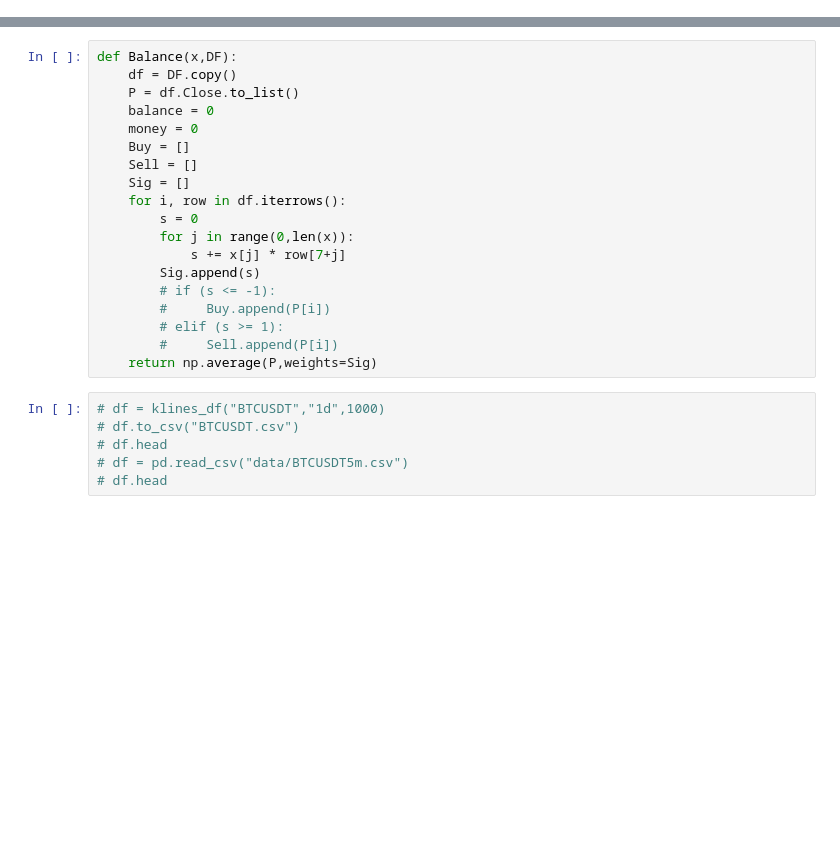
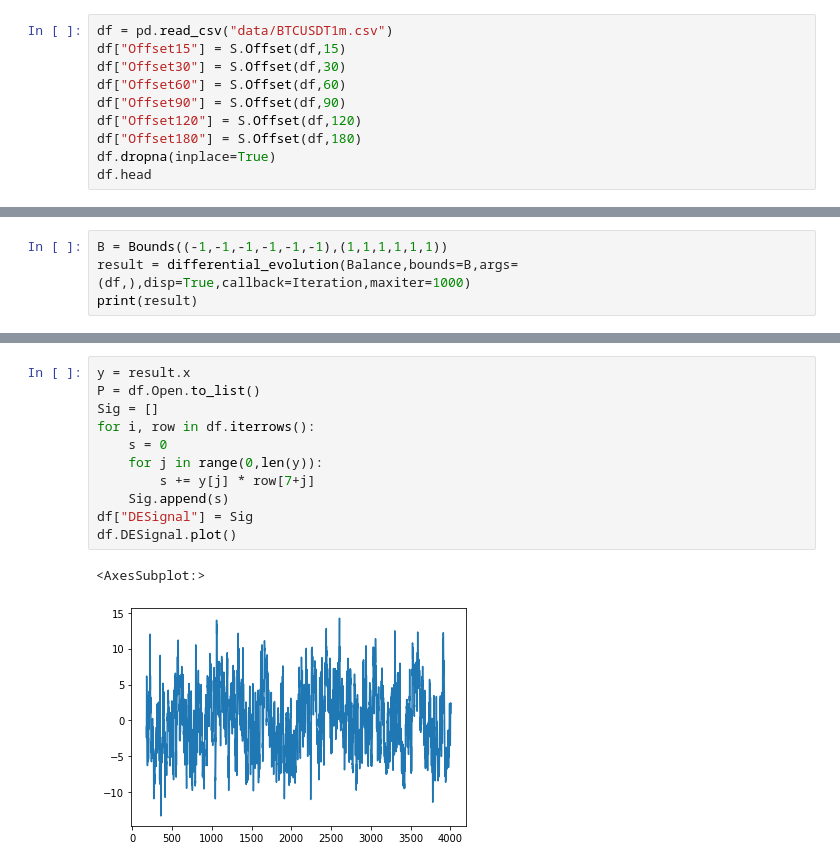
Before and after one commit to sandershortway/ShortAnalysis, a Jupyter notebook: Main.ipynb, the cells around one changed output, grey strips where cells are left out. Cells and saved outputs as stored; diff of their text form; blank space fills up the shorter version.

```diff
--- a/Main.ipynb
+++ b/Main.ipynb
@@ -34,0 +102,10 @@ def klines_df(Ticker,Time,lim):
+# %%
+df = pd.read_csv("data/BTCUSDT1m.csv")
+df["Offset15"] = S.Offset(df,15)
+df["Offset30"] = S.Offset(df,30)
+df["Offset60"] = S.Offset(df,60)
+df["Offset90"] = S.Offset(df,90)
+df["Offset120"] = S.Offset(df,120)
+df["Offset180"] = S.Offset(df,180)
+df.dropna(inplace=True)
+df.head
@@ -34,0 +130,4 @@ def klines_df(Ticker,Time,lim):
+# %%
+B = Bounds((-1,-1,-1,-1,-1,-1),(1,1,1,1,1,1))
+result = differential_evolution(Balance,bounds=B,args=(df,),disp=True,callback=Iteration,maxiter=1000)
+print(result)
@@ -35,25 +152,14 @@ def klines_df(Ticker,Time,lim):
 # %%
-def Balance(x,DF):
-    df = DF.copy()
-    P = df.Close.to_list()
-    balance = 0
-    money = 0
-    Buy = []
-    Sell = []
-    Sig = []
-    for i, row in df.iterrows():
-        s = 0
-        for j in range(0,len(x)):
-            s += x[j] * row[7+j]
-        Sig.append(s)
-        # if (s <= -1):
-        #     Buy.append(P[i])
-        # elif (s >= 1):
-        #     Sell.append(P[i])
-    return np.average(P,weights=Sig)
+y = result.x
+P = df.Open.to_list()
+Sig = []
+for i, row in df.iterrows():
+    s = 0
+    for j in range(0,len(y)):
+        s += y[j] * row[7+j]
+    Sig.append(s)
+df["DESignal"] = Sig
+df.DESignal.plot()
+# %% [output]
+<AxesSubplot:>
+[figure, added]
-# %%
-# df = klines_df("BTCUSDT","1d",1000)
-# df.to_csv("BTCUSDT.csv")
-# df.head
-# df = pd.read_csv("data/BTCUSDT5m.csv")
-# df.head
```
Also changed, not shown: parts of 10 cells of this notebook, 4 other files.
